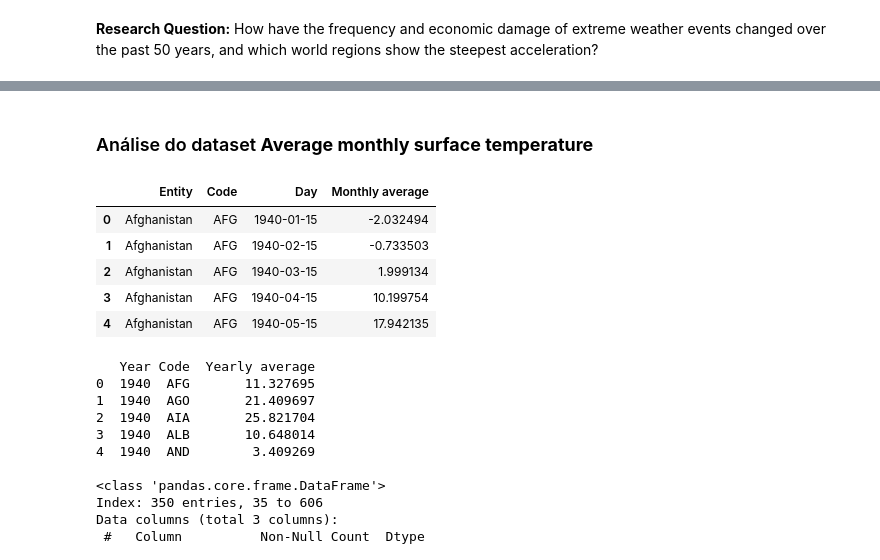
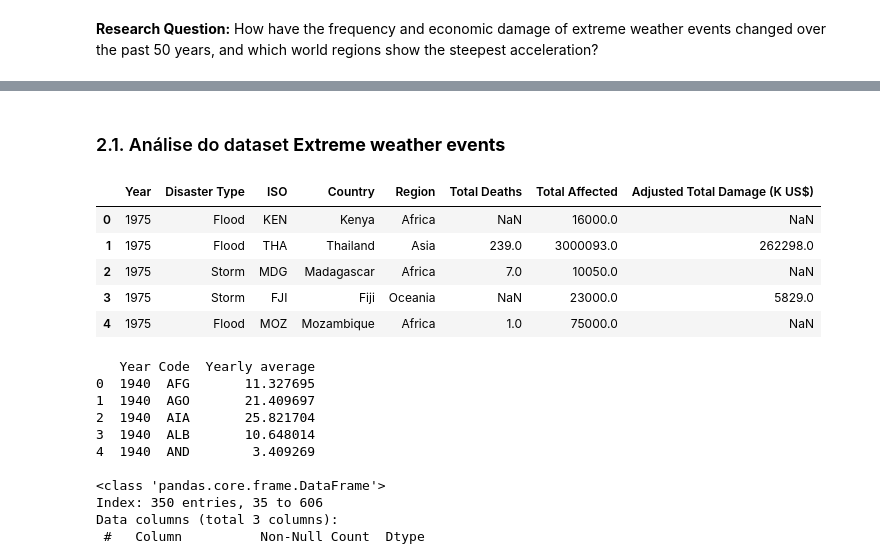
Before and after one commit to felipesabbado/2026-IPS-vd-project, a Jupyter notebook: notebooks/analysis.ipynb, the cells around one changed output, grey strips where cells are left out. Drawn from its saved outputs; the diff is of its cells as text; code cells hidden in the pictures.

```diff
--- a/notebooks/analysis.ipynb
+++ b/notebooks/analysis.ipynb
@@ -34,25 +34,9 @@ Temos 5 dataset diferentes que vamos limpar e organizar para transformar em um
 # %%
-line = 60 * '-'
-ds_names = [
-    'average-monthly-surface-temperature',
-    'country-level-monthly-temperature-anomalies',
-    'economic-damages-from-disasters-as-a-share-of-gdp',
-    'number-of-deaths-from-natural-disasters',
-    'per-capita-greenhouse-gas-emissions'
-]
+path = '../data'
+files = glob.glob(os.path.join(path, '*.csv'))
+df_list = [pd.read_csv(f) for f in files]
 
-dfs = []
-
-for ds in ds_names:
-    dfs.append(pd.read_csv(f'../data/{ds}/{ds}.csv'))
-
-for i, df in enumerate(dfs):
-    n_rows, n_cols = df.shape
-    print(f"O dataset {ds_names[i]} tem {n_rows} linhas e {n_cols} colunas.")
-
-# Alias para os datasets
-surface_temperature = dfs[0]
-temperature_anomalies = dfs[1]
-economic_damages = dfs[2]
-disaster_deaths = dfs[3]
-gas_emissions = dfs[4]
+extreme_weather_events   = df_list[0]
+greenhouse_gas_emissions = df_list[1]
+surface_temperature      = df_list[2]
+temperature_anomalies    = df_list[3]
@@ -87,14 +49,14 @@ Dataset Name: average-monthly-surface-temperature
 # %% [markdown]
-### Análise do dataset **Average monthly surface temperature**
+### 2.1. Análise do dataset **Extreme weather events**
 # %%
-surface_temperature.head()
+extreme_weather_events.head()
 # %% [output]
-|  | Entity | Code | Day | Monthly average |
-| 0 | Afghanistan | AFG | 1940-01-15 | -2.032494 |
-| 1 | Afghanistan | AFG | 1940-02-15 | -0.733503 |
-| 2 | Afghanistan | AFG | 1940-03-15 | 1.999134 |
-| 3 | Afghanistan | AFG | 1940-04-15 | 10.199754 |
-| 4 | Afghanistan | AFG | 1940-05-15 | 17.942135 |
+|  | Year | Disaster Type | ISO | Country | Region | Total Deaths | Total Affected | Adjusted Total Damage (K US$) |
+| 0 | 1975 | Flood | KEN | Kenya | Africa | NaN | 16000.0 | NaN |
+| 1 | 1975 | Flood | THA | Thailand | Asia | 239.0 | 3000093.0 | 262298.0 |
+| 2 | 1975 | Storm | MDG | Madagascar | Africa | 7.0 | 10050.0 | NaN |
+| 3 | 1975 | Storm | FJI | Fiji | Oceania | NaN | 23000.0 | 5829.0 |
+| 4 | 1975 | Flood | MOZ | Mozambique | Africa | 1.0 | 75000.0 | NaN |
 # %%
 # 1. Converter a coluna 'Day' para o formato datetime
 surface_temperature['Day'] = pd.to_datetime(surface_temperature['Day'])
```
Also changed, not shown: parts of 10 cells of this notebook, 32 other files.
